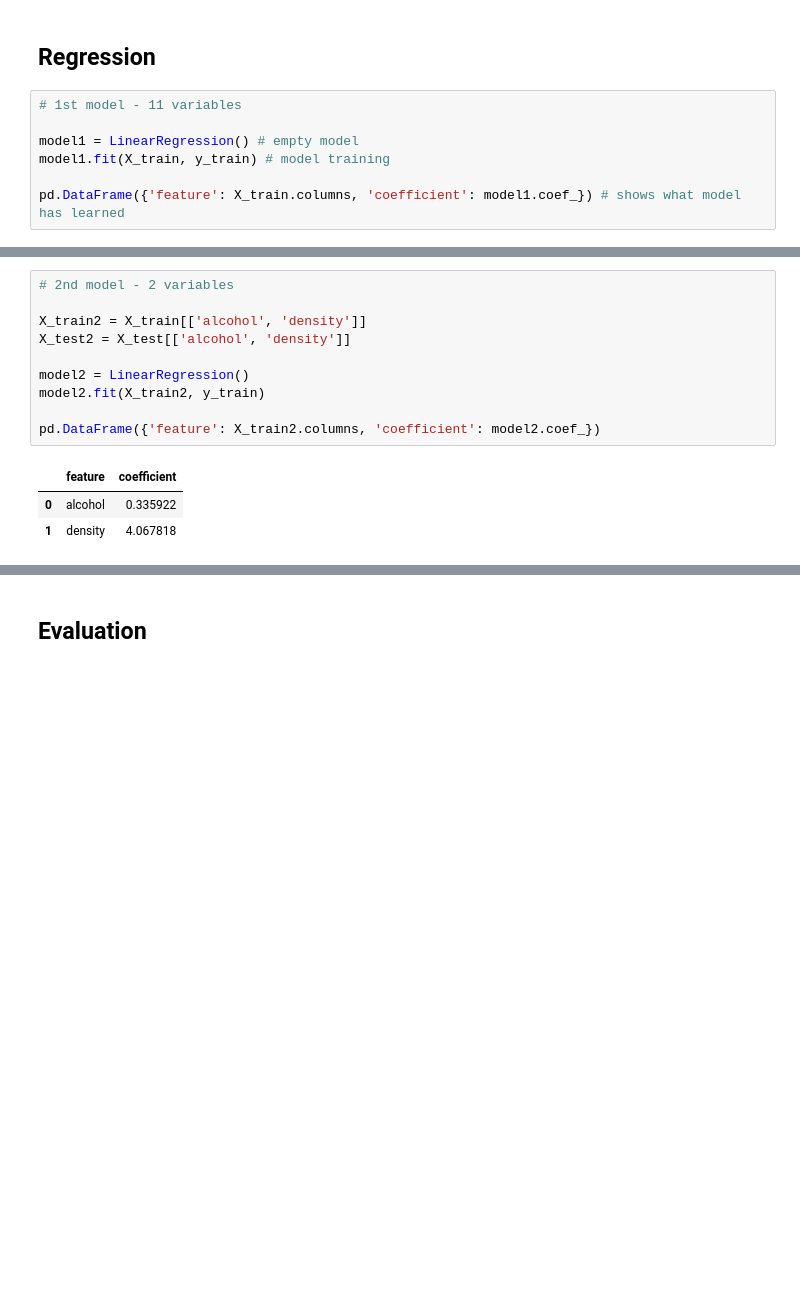
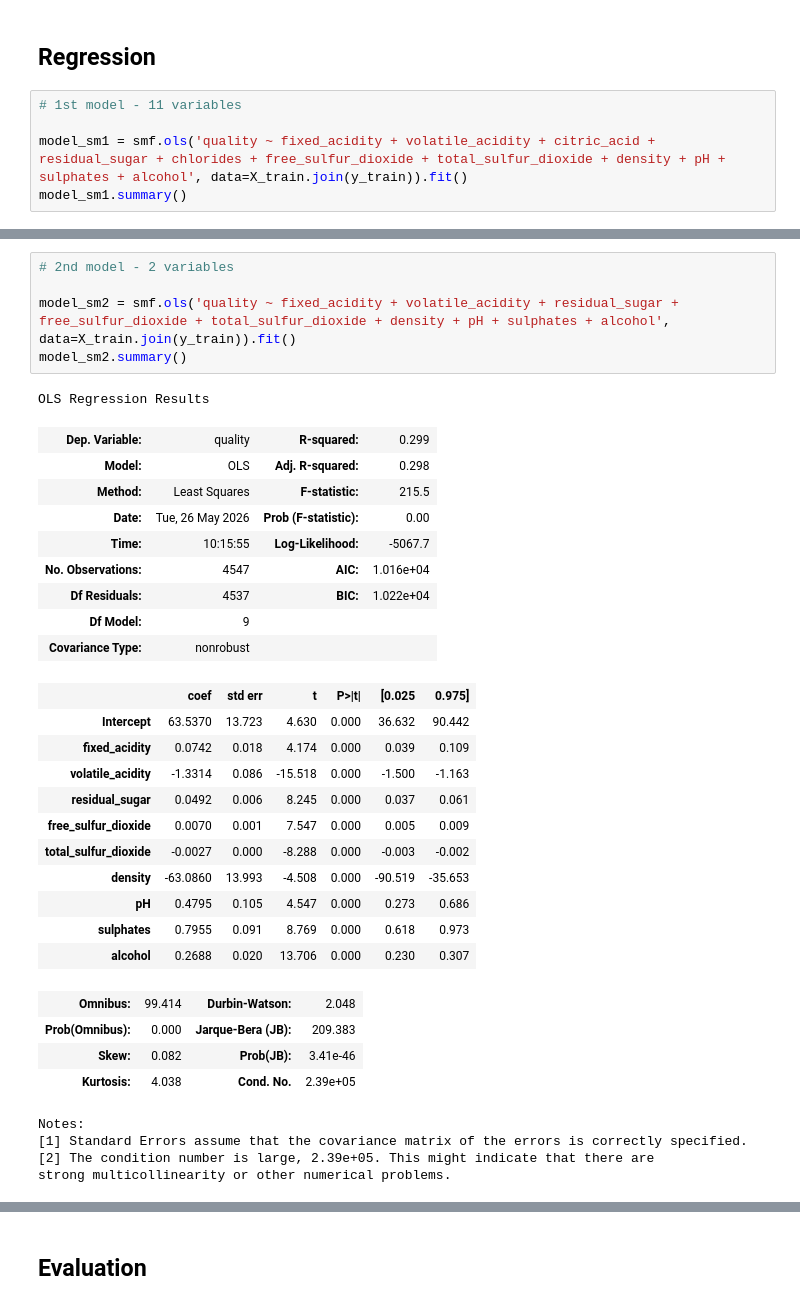
Before and after one commit to dmen04/DSA-6.1, a Jupyter notebook: src/Experiments.ipynb, the cells around one changed output, grey strips where cells are left out. Drawn from its saved outputs; the diff is of its cells as text; blank space fills up the shorter version.

```diff
--- a/src/Experiments.ipynb
+++ b/src/Experiments.ipynb
@@ -270,8 +288,6 @@ The dataset was split into training and test sets. 70% of the data (4547 rows) w
 # %%
 # 1st model - 11 variables
 
-model1 = LinearRegression() # empty model
-model1.fit(X_train, y_train) # model training
-
-pd.DataFrame({'feature': X_train.columns, 'coefficient': model1.coef_}) # shows what model has learned
+model_sm1 = smf.ols('quality ~ fixed_acidity + volatile_acidity + citric_acid + residual_sugar + chlorides + free_sulfur_dioxide + total_sulfur_dioxide + density + pH + sulphates + alcohol', data=X_train.join(y_train)).fit()
+model_sm1.summary()
 # %% [output]
@@ -292,15 +328,36 @@ We can observe that density is the biggest factor that negatively affects wine q
 # %%
 # 2nd model - 2 variables
 
-X_train2 = X_train[['alcohol', 'density']]
-X_test2 = X_test[['alcohol', 'density']]
-
-model2 = LinearRegression()
-model2.fit(X_train2, y_train)
-
-pd.DataFrame({'feature': X_train2.columns, 'coefficient': model2.coef_})
+model_sm2 = smf.ols('quality ~ fixed_acidity + volatile_acidity + residual_sugar + free_sulfur_dioxide + total_sulfur_dioxide + density + pH + sulphates + alcohol', data=X_train.join(y_train)).fit()
+model_sm2.summary()
 # %% [output]
+OLS Regression Results
-|  | feature | coefficient |
-| 0 | alcohol | 0.335922 |
-| 1 | density | 4.067818 |
+| Dep. Variable: | quality | R-squared: | 0.299 |
+| Model: | OLS | Adj. R-squared: | 0.298 |
+| Method: | Least Squares | F-statistic: | 215.5 |
+| Date: | Tue, 26 May 2026 | Prob (F-statistic): | 0.00 |
+| Time: | 10:15:55 | Log-Likelihood: | -5067.7 |
+| No. Observations: | 4547 | AIC: | 1.016e+04 |
+| Df Residuals: | 4537 | BIC: | 1.022e+04 |
+| Df Model: | 9 |  |  |
+| Covariance Type: | nonrobust |  |  |
+|  | coef | std err | t | P>|t| | [0.025 | 0.975] |
+| Intercept | 63.5370 | 13.723 | 4.630 | 0.000 | 36.632 | 90.442 |
+| fixed_acidity | 0.0742 | 0.018 | 4.174 | 0.000 | 0.039 | 0.109 |
+| volatile_acidity | -1.3314 | 0.086 | -15.518 | 0.000 | -1.500 | -1.163 |
+| residual_sugar | 0.0492 | 0.006 | 8.245 | 0.000 | 0.037 | 0.061 |
+| free_sulfur_dioxide | 0.0070 | 0.001 | 7.547 | 0.000 | 0.005 | 0.009 |
+| total_sulfur_dioxide | -0.0027 | 0.000 | -8.288 | 0.000 | -0.003 | -0.002 |
+| density | -63.0860 | 13.993 | -4.508 | 0.000 | -90.519 | -35.653 |
+| pH | 0.4795 | 0.105 | 4.547 | 0.000 | 0.273 | 0.686 |
+| sulphates | 0.7955 | 0.091 | 8.769 | 0.000 | 0.618 | 0.973 |
+| alcohol | 0.2688 | 0.020 | 13.706 | 0.000 | 0.230 | 0.307 |
+| Omnibus: | 99.414 | Durbin-Watson: | 2.048 |
+| Prob(Omnibus): | 0.000 | Jarque-Bera (JB): | 209.383 |
+| Skew: | 0.082 | Prob(JB): | 3.41e-46 |
+| Kurtosis: | 4.038 | Cond. No. | 2.39e+05 |
+Notes:
+[1] Standard Errors assume that the covariance matrix of the errors is correctly specified.
+[2] The condition number is large, 2.39e+05. This might indicate that there are
+strong multicollinearity or other numerical problems.
 # %% [markdown]
```
Also changed, not shown: parts of 12 cells of this notebook, 1 other file.
